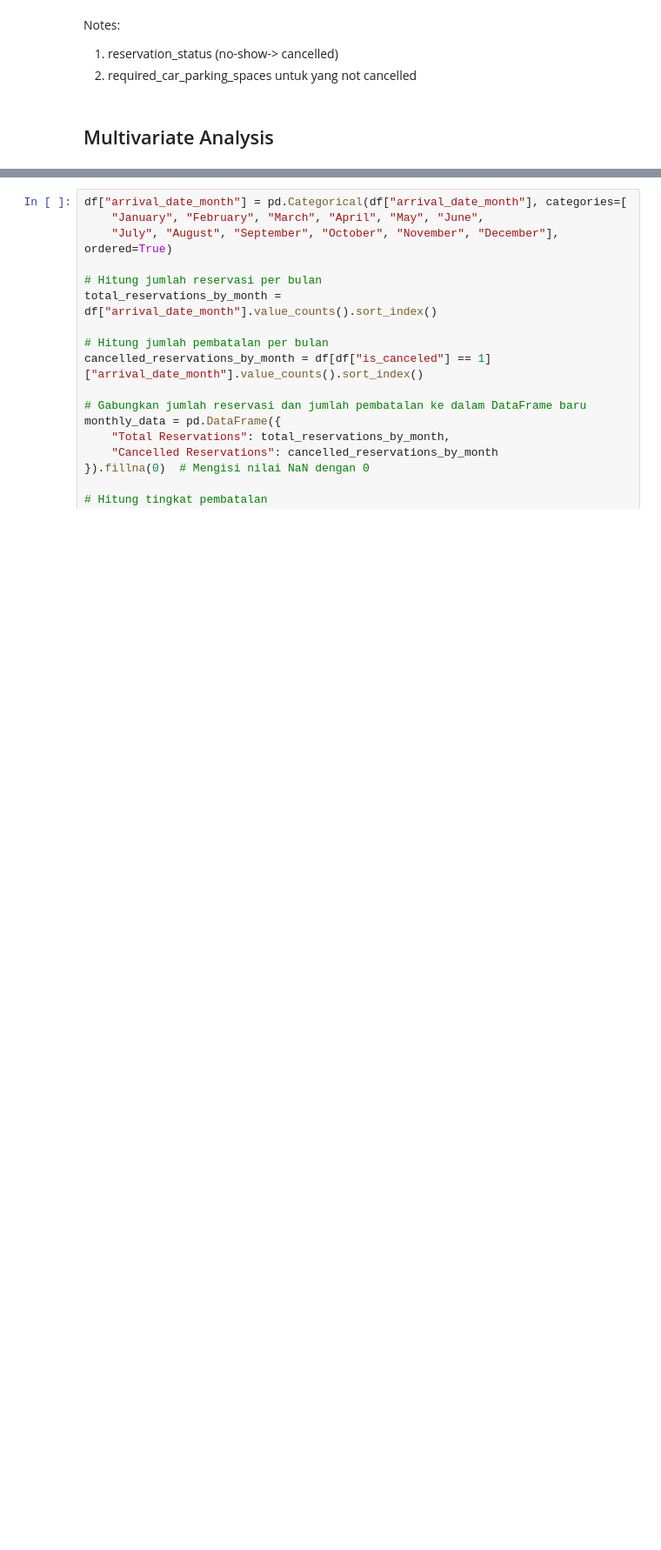
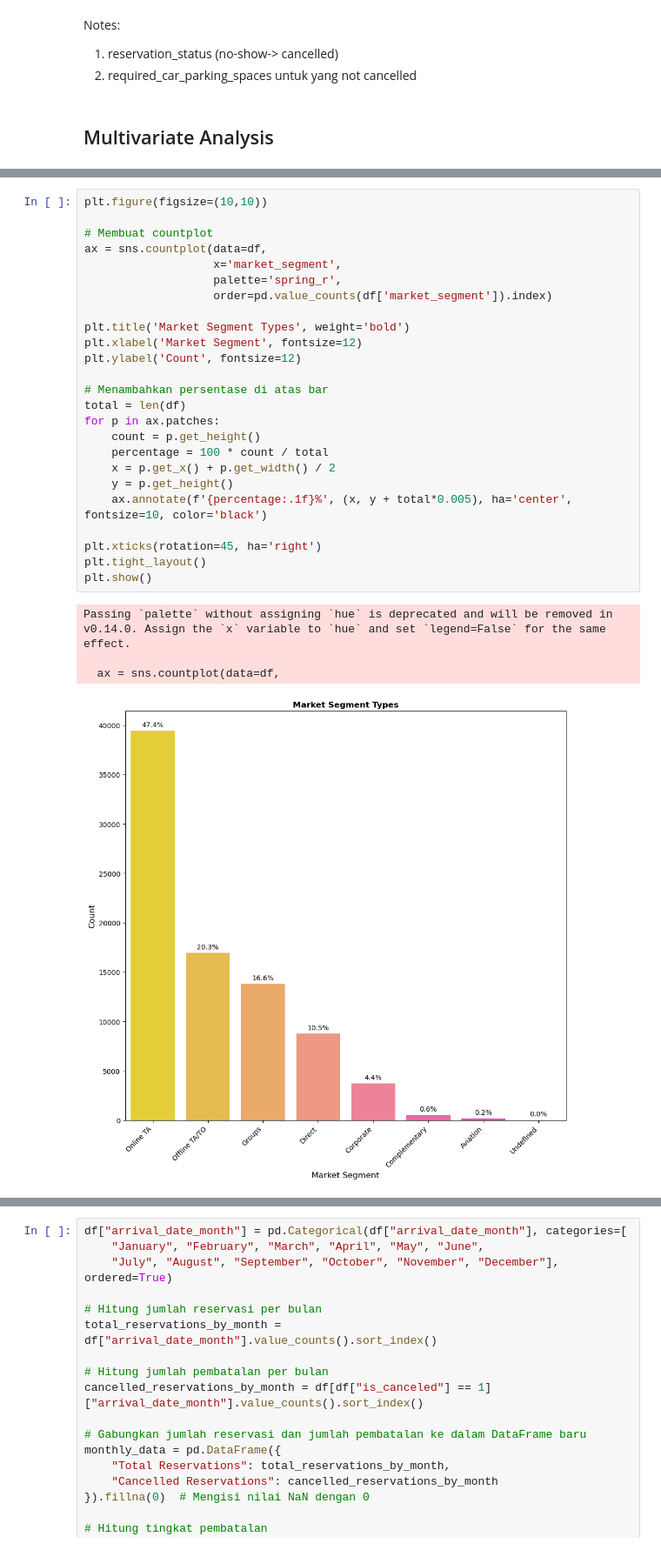
Before and after one commit to tiyasanin1/hotel-booking-analysis, a Jupyter notebook: notebooks/code_hotel.ipynb, the cells around one changed output, grey strips where cells are left out. Shown at 87% size. Cells and saved outputs as stored; diff of their text form; blank space fills up the shorter version.

```diff
--- a/notebooks/code_hotel.ipynb
+++ b/notebooks/code_hotel.ipynb
@@ -938,0 +1010,30 @@ Notes:
+# %%
+plt.figure(figsize=(10,10))
+
+# Membuat countplot
+ax = sns.countplot(data=df,
+                   x='market_segment',
+                   palette='spring_r',
+                   order=pd.value_counts(df['market_segment']).index)
+
+plt.title('Market Segment Types', weight='bold')
+plt.xlabel('Market Segment', fontsize=12)
+plt.ylabel('Count', fontsize=12)
+
+# Menambahkan persentase di atas bar
+total = len(df)
+for p in ax.patches:
+    count = p.get_height()
+    percentage = 100 * count / total
+    x = p.get_x() + p.get_width() / 2
+    y = p.get_height()
+    ax.annotate(f'{percentage:.1f}%', (x, y + total*0.005), ha='center', fontsize=10, color='black')
+
+plt.xticks(rotation=45, ha='right')
+plt.tight_layout()
+plt.show()
+# %% [output]
+Passing `palette` without assigning `hue` is deprecated and will be removed in v0.14.0. Assign the `x` variable to `hue` and set `legend=False` for the same effect.
+
+  ax = sns.countplot(data=df,
+[figure, added]
```
Also changed, not shown: parts of 17 cells of this notebook.
